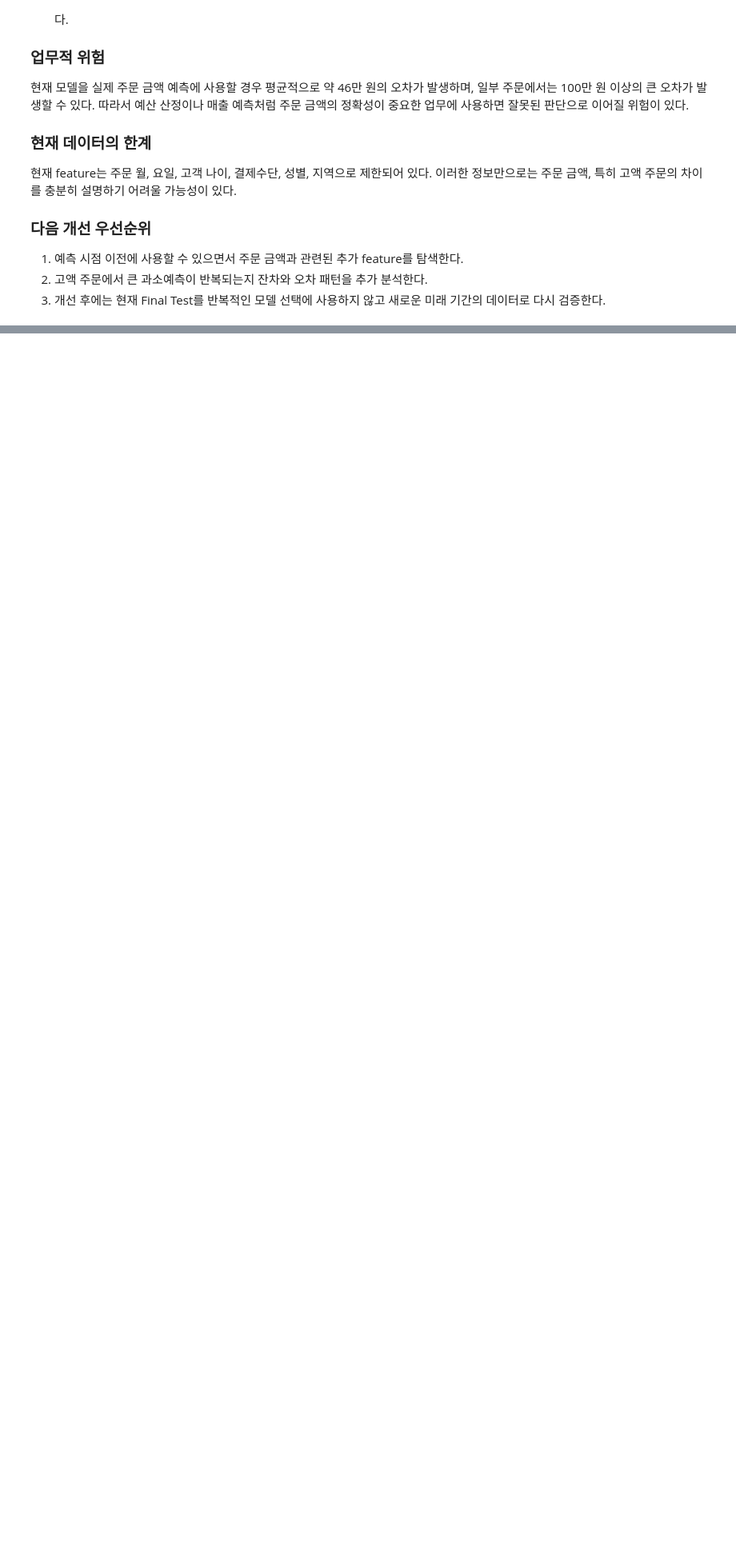
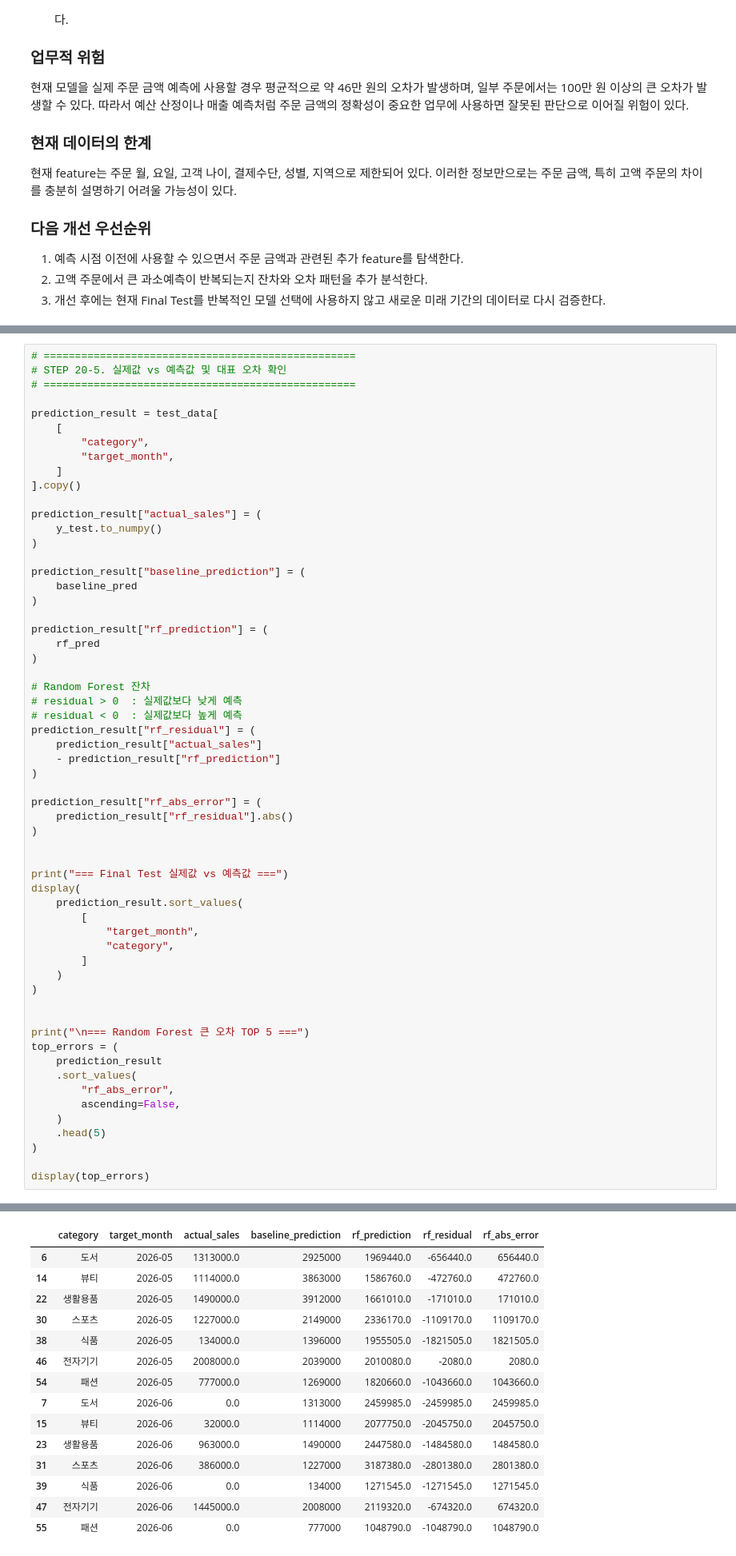
Before and after one commit to sangjae-lee97/kant-axagent-study, a Jupyter notebook: llm-data-analysis-course/chapter09/chapter09.ipynb, the cells around one changed output, grey strips where cells are left out. Shown at 80% size. Cells and saved outputs as stored; diff of their text form; blank space fills up the shorter version.

```diff
--- a/llm-data-analysis-course/chapter09/chapter09.ipynb
+++ b/llm-data-analysis-course/chapter09/chapter09.ipynb
@@ -490,0 +2036,60 @@ Baseline 대비 MAE 개선율은 -3.47%로 Notebook에서 확인한 결과와
+# %%
+# ==================================================
+# STEP 20-5. 실제값 vs 예측값 및 대표 오차 확인
+# ==================================================
+
+prediction_result = test_data[
+    [
+        "category",
+        "target_month",
+    ]
+].copy()
+
+prediction_result["actual_sales"] = (
+    y_test.to_numpy()
+)
+
+prediction_result["baseline_prediction"] = (
+    baseline_pred
+)
+
+prediction_result["rf_prediction"] = (
+    rf_pred
+)
+
+# Random Forest 잔차
+# residual > 0  : 실제값보다 낮게 예측
+# residual < 0  : 실제값보다 높게 예측
+prediction_result["rf_residual"] = (
+    prediction_result["actual_sales"]
+    - prediction_result["rf_prediction"]
+)
+
+prediction_result["rf_abs_error"] = (
+    prediction_result["rf_residual"].abs()
+)
+
+
+print("=== Final Test 실제값 vs 예측값 ===")
+display(
+    prediction_result.sort_values(
+        [
+            "target_month",
+            "category",
+        ]
+    )
+)
+
+
+print("\n=== Random Forest 큰 오차 TOP 5 ===")
+top_errors = (
+    prediction_result
+    .sort_values(
+        "rf_abs_error",
+        ascending=False,
+    )
+    .head(5)
+)
+
+display(top_errors)
+# %% [output]
@@ -490,0 +2097,15 @@ Baseline 대비 MAE 개선율은 -3.47%로 Notebook에서 확인한 결과와
+|  | category | target_month | actual_sales | baseline_prediction | rf_prediction | rf_residual | rf_abs_error |
+| 6 | 도서 | 2026-05 | 1313000.0 | 2925000 | 1969440.0 | -656440.0 | 656440.0 |
+| 14 | 뷰티 | 2026-05 | 1114000.0 | 3863000 | 1586760.0 | -472760.0 | 472760.0 |
+| 22 | 생활용품 | 2026-05 | 1490000.0 | 3912000 | 1661010.0 | -171010.0 | 171010.0 |
+| 30 | 스포츠 | 2026-05 | 1227000.0 | 2149000 | 2336170.0 | -1109170.0 | 1109170.0 |
+| 38 | 식품 | 2026-05 | 134000.0 | 1396000 | 1955505.0 | -1821505.0 | 1821505.0 |
+| 46 | 전자기기 | 2026-05 | 2008000.0 | 2039000 | 2010080.0 | -2080.0 | 2080.0 |
+| 54 | 패션 | 2026-05 | 777000.0 | 1269000 | 1820660.0 | -1043660.0 | 1043660.0 |
+| 7 | 도서 | 2026-06 | 0.0 | 1313000 | 2459985.0 | -2459985.0 | 2459985.0 |
+| 15 | 뷰티 | 2026-06 | 32000.0 | 1114000 | 2077750.0 | -2045750.0 | 2045750.0 |
+| 23 | 생활용품 | 2026-06 | 963000.0 | 1490000 | 2447580.0 | -1484580.0 | 1484580.0 |
+| 31 | 스포츠 | 2026-06 | 386000.0 | 1227000 | 3187380.0 | -2801380.0 | 2801380.0 |
+| 39 | 식품 | 2026-06 | 0.0 | 134000 | 1271545.0 | -1271545.0 | 1271545.0 |
+| 47 | 전자기기 | 2026-06 | 1445000.0 | 2008000 | 2119320.0 | -674320.0 | 674320.0 |
+| 55 | 패션 | 2026-06 | 0.0 | 777000 | 1048790.0 | -1048790.0 | 1048790.0 |
```
Also changed, not shown: parts of 37 cells of this notebook, 2 other files.
